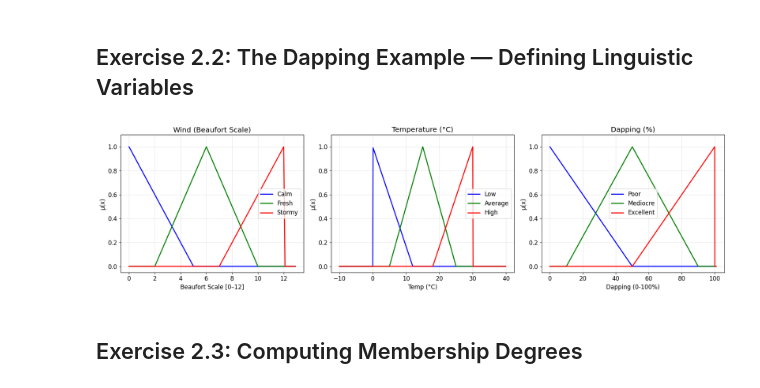
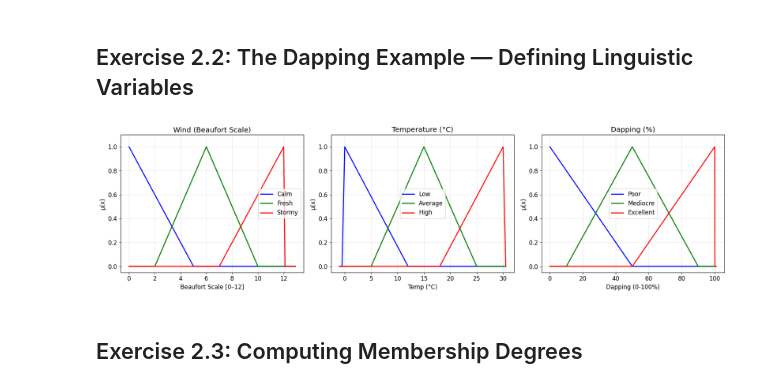
Before and after one commit to Shayanny/AI-Labs-26, a Jupyter notebook: problems4.ipynb, the cells around one changed output. Drawn from its saved outputs; the diff is of its cells as text; code cells hidden in the pictures.

```diff
--- a/problems4.ipynb
+++ b/problems4.ipynb
@@ -128,7 +128,7 @@ wind_fresh  = fuzz.trimf(x_wind, [2, 6, 10])
 wind_stormy = fuzz.trimf(x_wind, [7, 12, 12])
 
 # --- Temperature membership functions --
-x_temp = np.arange(-10, 40, 0.1)
+x_temp = np.arange(-1, 31, 0.5)
 temp_low   = fuzz.trimf(x_temp, [0, 0, 12])
 temp_average   = fuzz.trimf(x_temp, [5, 15, 25])
 temp_high   = fuzz.trimf(x_temp, [18, 30, 30])
@@ -150,34 +150,34 @@ ax1.set_xlabel('Beaufort Scale [0–12]')
 ax1.set_ylabel('μ(x)')
 ax1.legend()
 
 # Temperature
 # TODO: code here the figure for temperature\
 
 ax2.plot(x_temp, temp_low, 'b-', linewidth=2, label='Low')
 ax2.plot(x_temp, temp_average, 'g-', linewidth=2, label='Average')
 ax2.plot(x_temp, temp_high, 'r-', linewidth=2, label='High')
 ax2.set_title('Temperature (°C)')
 ax2.set_xlabel('Temp (°C)')
 ax2.set_ylabel('μ(x)')
 ax2.legend()
 
 # Dapping
 # TODO: code here the figure for dapping
 
 ax3.plot(x_dap, dap_poor, 'b-', linewidth=2, label='Poor')
 ax3.plot(x_dap, dap_mediocre, 'g-', linewidth=2, label='Mediocre')
 ax3.plot(x_dap, dap_excellent, 'r-', linewidth=2, label='Excellent')
 ax3.set_title('Dapping (%)')
 ax3.set_xlabel('Dapping (0-100%)')
 ax3.set_ylabel('μ(x)')
 ax3.legend()
 
 for ax in [ax1, ax2, ax3]:
     ax.set_ylim(-0.05, 1.1)
 plt.tight_layout()
 plt.show()
 # %% [output]
-[figure, old version]
+[figure, new version]
 # %% [markdown]
 ## Exercise 2.3: Computing Membership Degrees
 # %%
```
Also changed, not shown: parts of 9 cells of this notebook.
